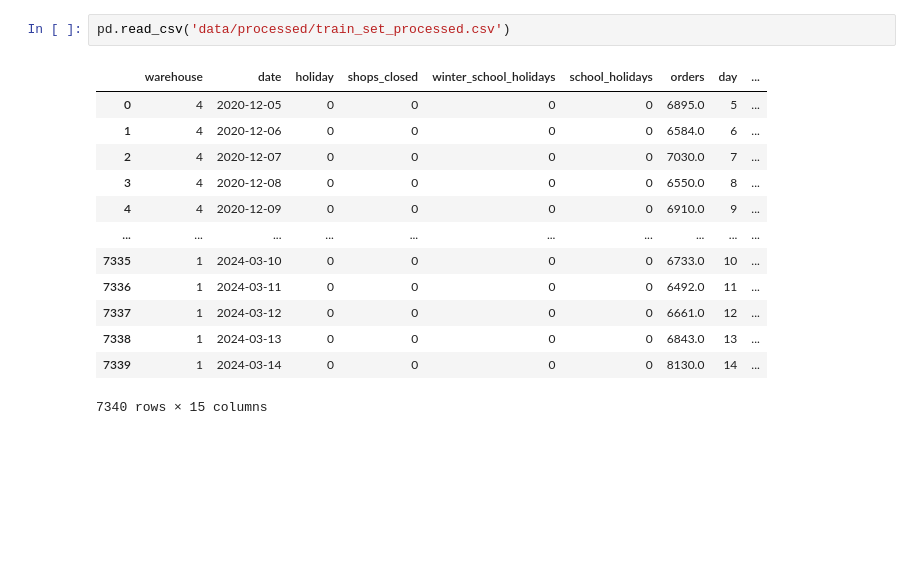
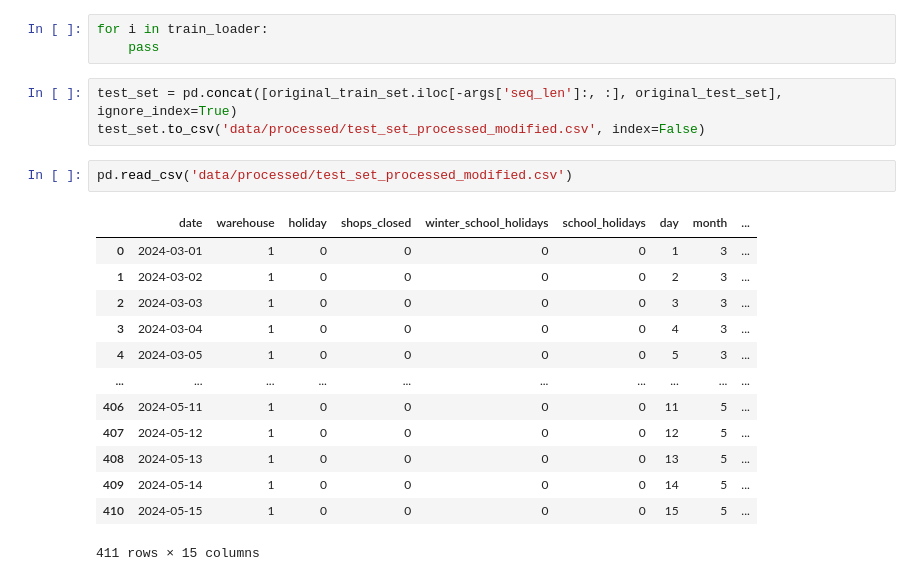
Before and after one commit to neeresh/rohlik-orders-forecasting-challenge, a Jupyter notebook: data_rough.ipynb, the cells around one changed output. Cells and saved outputs as stored; diff of their text form; blank space fills up the shorter version.

```diff
--- a/data_rough.ipynb
+++ b/data_rough.ipynb
@@ -180,16 +151,22 @@ tensor([[[4.0000e+00, 0.0000e+00, 0.0000e+00, 0.0000e+00, 0.0000e+00,
+# %%
+for i in train_loader:
+    pass
+# %%
+test_set = pd.concat([original_train_set.iloc[-args['seq_len']:, :], original_test_set], ignore_index=True)
+test_set.to_csv('data/processed/test_set_processed_modified.csv', index=False)
 # %%
-pd.read_csv('data/processed/train_set_processed.csv')
+pd.read_csv('data/processed/test_set_processed_modified.csv')
 # %% [output]
-|  | warehouse | date | holiday | shops_closed | winter_school_holidays | school_holidays | orders | day | ... |
-| 0 | 4 | 2020-12-05 | 0 | 0 | 0 | 0 | 6895.0 | 5 | ... |
-| 1 | 4 | 2020-12-06 | 0 | 0 | 0 | 0 | 6584.0 | 6 | ... |
-| 2 | 4 | 2020-12-07 | 0 | 0 | 0 | 0 | 7030.0 | 7 | ... |
-| 3 | 4 | 2020-12-08 | 0 | 0 | 0 | 0 | 6550.0 | 8 | ... |
-| 4 | 4 | 2020-12-09 | 0 | 0 | 0 | 0 | 6910.0 | 9 | ... |
+|  | date | warehouse | holiday | shops_closed | winter_school_holidays | school_holidays | day | month | ... |
+| 0 | 2024-03-01 | 1 | 0 | 0 | 0 | 0 | 1 | 3 | ... |
+| 1 | 2024-03-02 | 1 | 0 | 0 | 0 | 0 | 2 | 3 | ... |
+| 2 | 2024-03-03 | 1 | 0 | 0 | 0 | 0 | 3 | 3 | ... |
+| 3 | 2024-03-04 | 1 | 0 | 0 | 0 | 0 | 4 | 3 | ... |
+| 4 | 2024-03-05 | 1 | 0 | 0 | 0 | 0 | 5 | 3 | ... |
 | ... | ... | ... | ... | ... | ... | ... | ... | ... | ... |
-| 7335 | 1 | 2024-03-10 | 0 | 0 | 0 | 0 | 6733.0 | 10 | ... |
-| 7336 | 1 | 2024-03-11 | 0 | 0 | 0 | 0 | 6492.0 | 11 | ... |
-| 7337 | 1 | 2024-03-12 | 0 | 0 | 0 | 0 | 6661.0 | 12 | ... |
-| 7338 | 1 | 2024-03-13 | 0 | 0 | 0 | 0 | 6843.0 | 13 | ... |
-| 7339 | 1 | 2024-03-14 | 0 | 0 | 0 | 0 | 8130.0 | 14 | ... |
+| 406 | 2024-05-11 | 1 | 0 | 0 | 0 | 0 | 11 | 5 | ... |
+| 407 | 2024-05-12 | 1 | 0 | 0 | 0 | 0 | 12 | 5 | ... |
+| 408 | 2024-05-13 | 1 | 0 | 0 | 0 | 0 | 13 | 5 | ... |
+| 409 | 2024-05-14 | 1 | 0 | 0 | 0 | 0 | 14 | 5 | ... |
+| 410 | 2024-05-15 | 1 | 0 | 0 | 0 | 0 | 15 | 5 | ... |
-7340 rows × 15 columns
+411 rows × 15 columns
```
Also changed, not shown: parts of 20 cells of this notebook, 26 other files.
